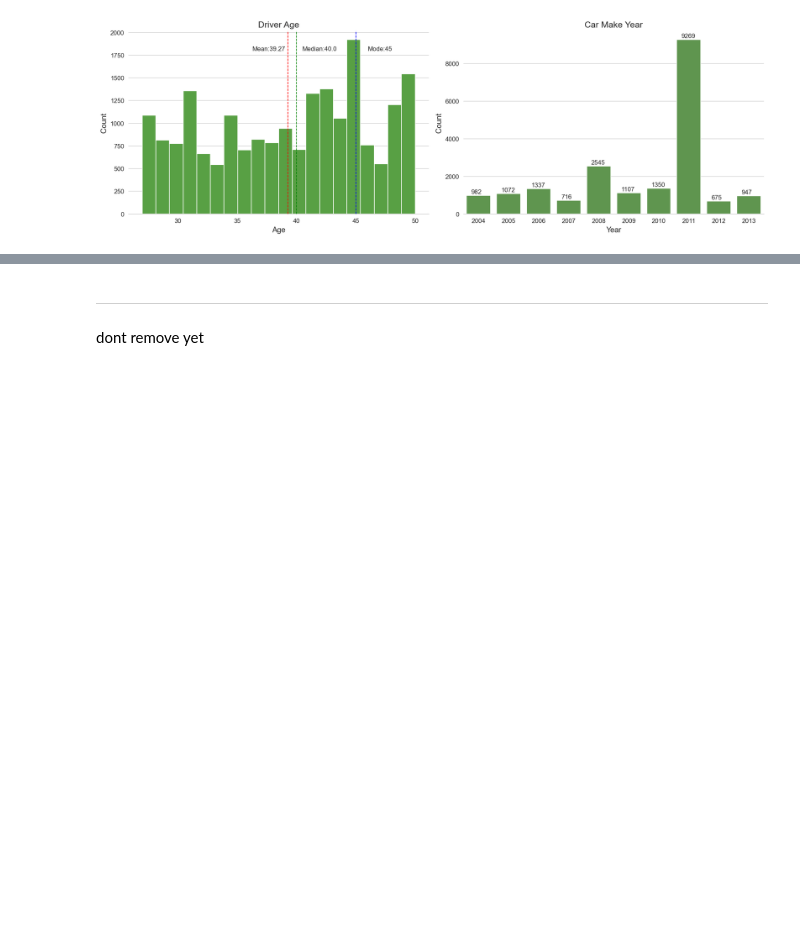
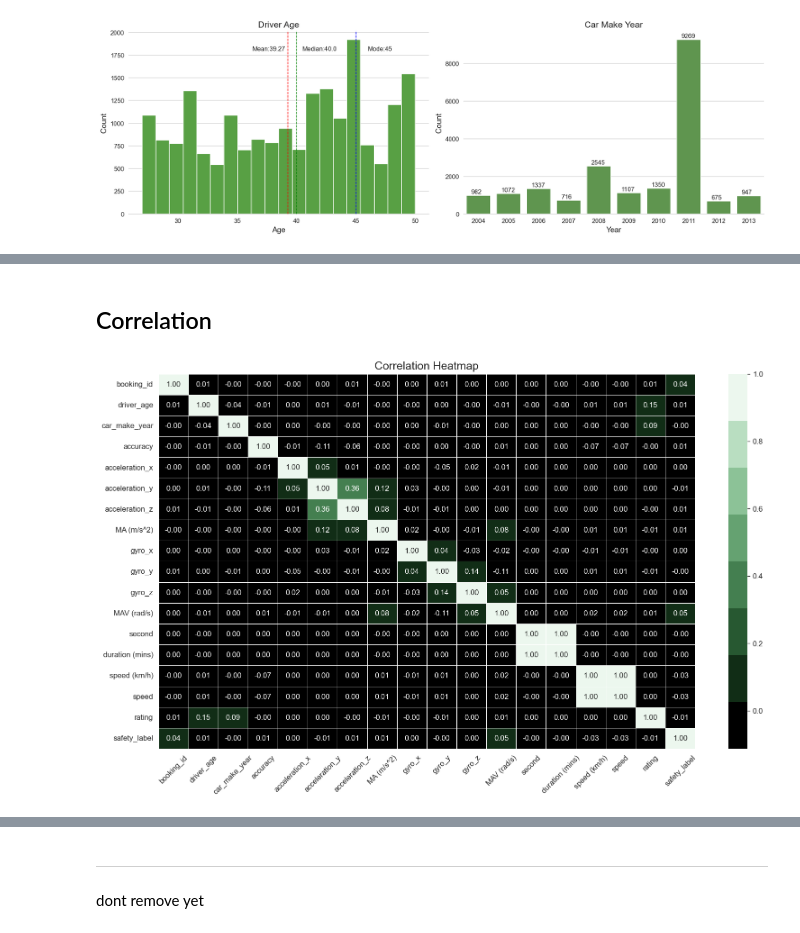
Before and after one commit to timothyckl/Just-Taxi-Analysis, a Jupyter notebook: analysis/eda.ipynb, the cells around one changed output, grey strips where cells are left out. Drawn from its saved outputs; the diff is of its cells as text; code cells hidden in the pictures; blank space fills up the shorter version.

```diff
--- a/analysis/eda.ipynb
+++ b/analysis/eda.ipynb
@@ -408,0 +442,12 @@ plt.show()
+# %% [markdown]
+## Correlation
+# %%
+plt.figure(figsize=(16, 9))
+
+sns.heatmap(cleaned_df.corr().compute(), annot=True, cmap=sns.cubehelix_palette(8, start=2, rot=0, dark=0, light=.95, reverse=True), fmt='.2f', linewidths=0.5)
+plt.title('Correlation Heatmap', fontsize=15)
+plt.xticks(rotation=45, **hfont)
+
+plt.show()
+# %% [output]
+[figure, added]
```
Also changed, not shown: parts of 18 cells of this notebook.
